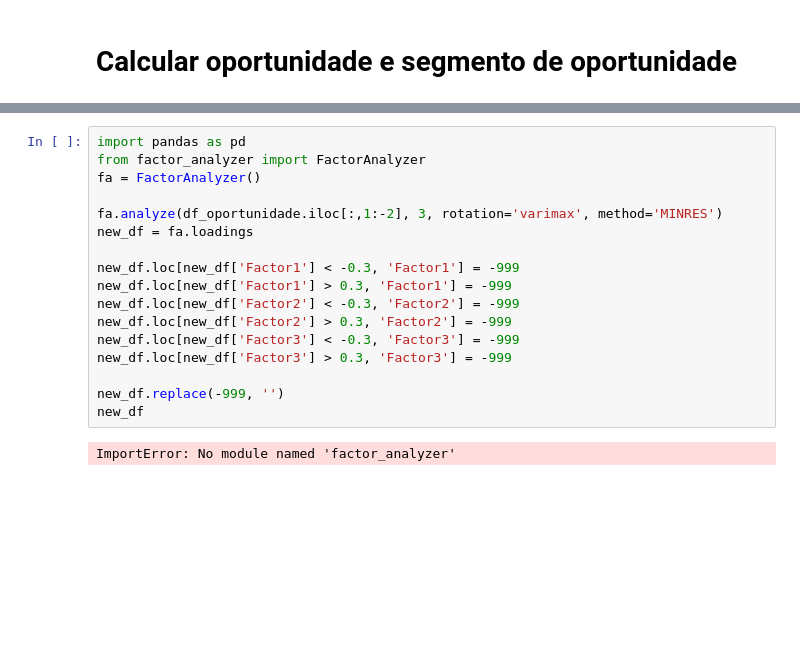
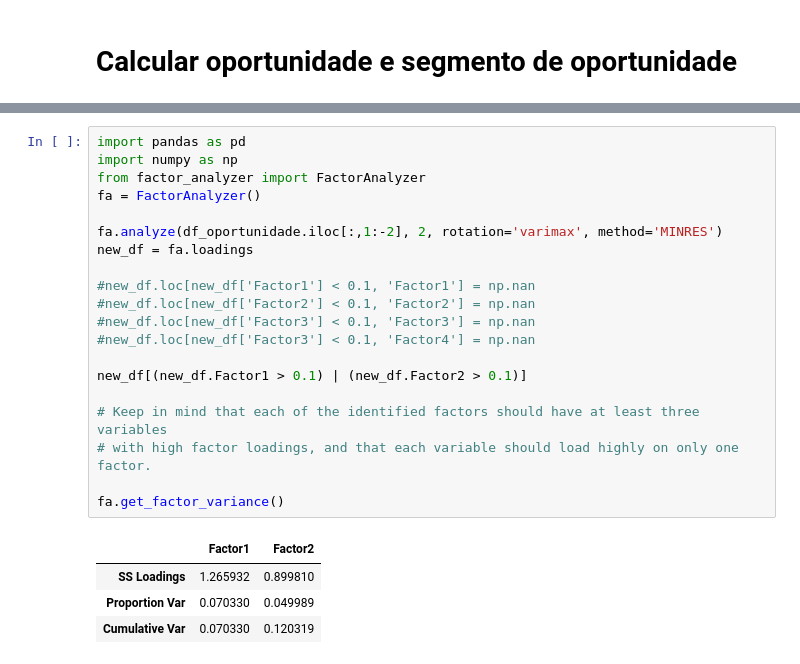
Before and after one commit to renatoac/jupyternotebooks, a Jupyter notebook: pesquisa oportunidade odi jtbd.ipynb, the cells around one changed output, grey strips where cells are left out. Drawn from its saved outputs; the diff is of its cells as text; blank space fills up the shorter version.

```diff
--- a/pesquisa oportunidade odi jtbd.ipynb
+++ b/pesquisa oportunidade odi jtbd.ipynb
@@ -102,19 +136,25 @@ g.add_legend();
 # %%
 import pandas as pd
+import numpy as np
 from factor_analyzer import FactorAnalyzer
 fa = FactorAnalyzer()
 
-fa.analyze(df_oportunidade.iloc[:,1:-2], 3, rotation='varimax', method='MINRES')
+fa.analyze(df_oportunidade.iloc[:,1:-2], 2, rotation='varimax', method='MINRES')
 new_df = fa.loadings
 
-new_df.loc[new_df['Factor1'] < -0.3, 'Factor1'] = -999
-new_df.loc[new_df['Factor1'] > 0.3, 'Factor1'] = -999
-new_df.loc[new_df['Factor2'] < -0.3, 'Factor2'] = -999
-new_df.loc[new_df['Factor2'] > 0.3, 'Factor2'] = -999
-new_df.loc[new_df['Factor3'] < -0.3, 'Factor3'] = -999
-new_df.loc[new_df['Factor3'] > 0.3, 'Factor3'] = -999
+#new_df.loc[new_df['Factor1'] < 0.1, 'Factor1'] = np.nan
+#new_df.loc[new_df['Factor2'] < 0.1, 'Factor2'] = np.nan
+#new_df.loc[new_df['Factor3'] < 0.1, 'Factor3'] = np.nan
+#new_df.loc[new_df['Factor3'] < 0.1, 'Factor4'] = np.nan
 
-new_df.replace(-999, '')
-new_df
+new_df[(new_df.Factor1 > 0.1) | (new_df.Factor2 > 0.1)]
+
+# Keep in mind that each of the identified factors should have at least three variables
+# with high factor loadings, and that each variable should load highly on only one factor.
+
+fa.get_factor_variance()
 # %% [output]
-ImportError: No module named 'factor_analyzer'
+|  | Factor1 | Factor2 |
+| SS Loadings | 1.265932 | 0.899810 |
+| Proportion Var | 0.070330 | 0.049989 |
+| Cumulative Var | 0.070330 | 0.120319 |
```
Also changed, not shown: parts of 7 cells of this notebook.
